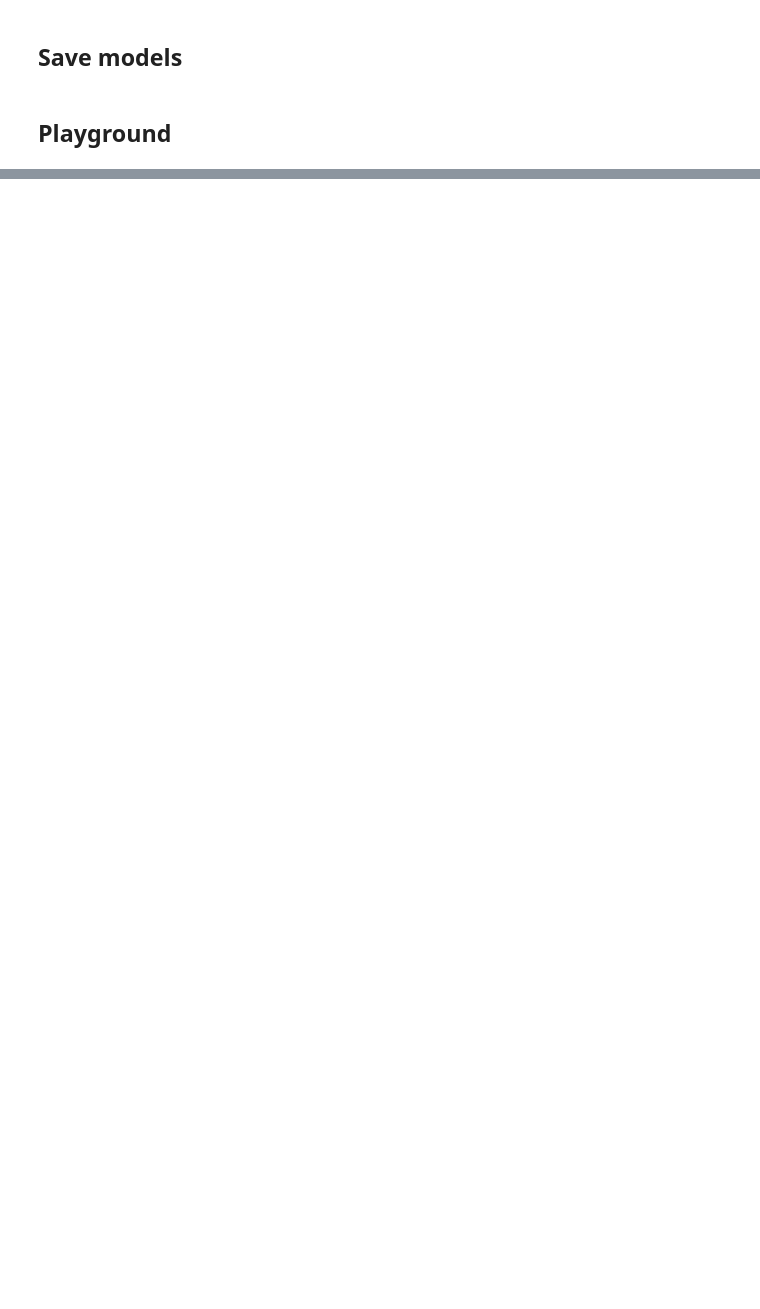
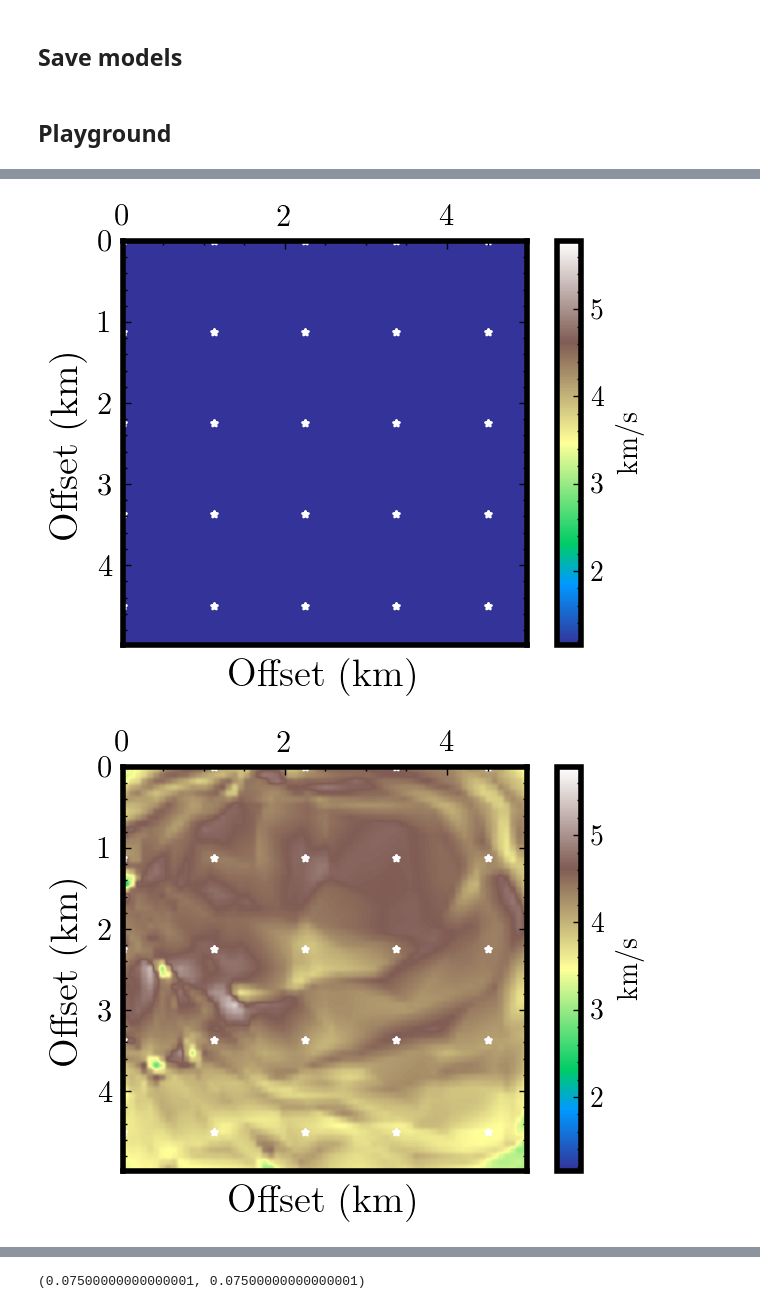
Before and after one commit to hatsyim/hcpinnseikonal, a Jupyter notebook: notebooks/Example-2-arid-Copy1.ipynb, the cells around one changed output, grey strips where cells are left out. Cells and saved outputs as stored; diff of their text form; code cells hidden in the pictures; blank space fills up the shorter version.

```diff
--- a/notebooks/Example-2-arid-Copy1.ipynb
+++ b/notebooks/Example-2-arid-Copy1.ipynb
@@ -115,7 +115,7 @@ if args.use_wandb=='y':
     wandb.run.log_code(".")
     wandb_dir = wandb.run.dir
 else:
-    args.save_folder='../saves/saves_aridCoarseDeep3d'
+    args.save_folder='../saves/saves_arid6Dense15Shot48Shallow3d'
     from pathlib import Path
     Path(args.save_folder).mkdir(parents=True, exist_ok=True)
     wandb_dir = args.save_folder
@@ -137,7 +139,7 @@ args.data_type='full'
 args.irregular_grid='y'
 args.num_layers=12
 args.model_type='arid'
-args.v_multiplier=3
+args.v_multiplier=6
 args.factorization_type='additive'
 args.tau_act='tanh'
 args.tau_multiplier=1
@@ -157,12 +159,12 @@ args.residual_network='y'
 args.empty_middle='n'
 args.regular_station='y'
 args.rec_spacing=20
-args.sou_spacing=20
+args.sou_spacing=15
 
-args.sampling_rate=5
+args.sampling_rate=6
 
-args.num_layers=24
-args.num_neurons=48
+# args.num_layers=24
+args.num_neurons=32
 
 dict_args=vars(args)
 print(dict_args)
@@ -1080,0 +1098,2 @@ plot_section(v_pred.reshape(X.shape)[:,:,10,i], 'v_pred_zy.png', vmin=np.nanmin(
+# %%
+plt.style.use("~/science.mplstyle")
@@ -1080,0 +1130,22 @@ plot_section(v_pred.reshape(X.shape)[:,:,10,i], 'v_pred_zy.png', vmin=np.nanmin(
+# %%
+# XY plane
+plot_depth(v_init.reshape(X.shape)[5,:,:,0], 'v_init_xy.png', vmin=np.nanmin(velmodel)+0.1,
+             vmax=np.nanmax(velmodel)-0.5, save_dir=wandb_dir, aspect='equal',
+             xmin=xmin, xmax=xmax, zmin=xmin, zmax=xmax,
+             sx=X[:,:,:,0].reshape(-1)[id_sou],sz=Y[:,:,:,0].reshape(-1)[id_sou])
+
+# XY plane
+i=0
+plot_depth(v_pred.reshape(X.shape)[5,:,:,i], 'v_pred_xy.png', vmin=np.nanmin(velmodel)+0.1,
+             vmax=np.nanmax(velmodel)-0.5, save_dir=wandb_dir, aspect='equal',
+             xmin=xmin, xmax=xmax, zmin=xmin, zmax=xmax,
+             sx=X[:,:,:,i].reshape(-1)[id_sou],sz=Y[:,:,:,i].reshape(-1)[id_sou])
+
+# XY plane
+plot_depth(vel3d[5,:,:], 'v_true_xy.png', vmin=np.nanmin(velmodel)+0.1,
+             vmax=np.nanmax(velmodel)-0.5, save_dir=wandb_dir, aspect='equal',
+             xmin=xmin, xmax=xmax, zmin=xmin, zmax=xmax,
+             sx=X[:,:,:,0].reshape(-1)[id_sou],sz=Y[:,:,:,0].reshape(-1)[id_sou])
+# %% [output]
+[figure, added]
+[figure, added]
@@ -1080,0 +1153,4 @@ plot_section(v_pred.reshape(X.shape)[:,:,10,i], 'v_pred_zy.png', vmin=np.nanmin(
+# %%
+deltax, deltay
+# %% [output]
+(0.07500000000000001, 0.07500000000000001)
```
Also changed, not shown: parts of 16 cells of this notebook, 23 other files.
